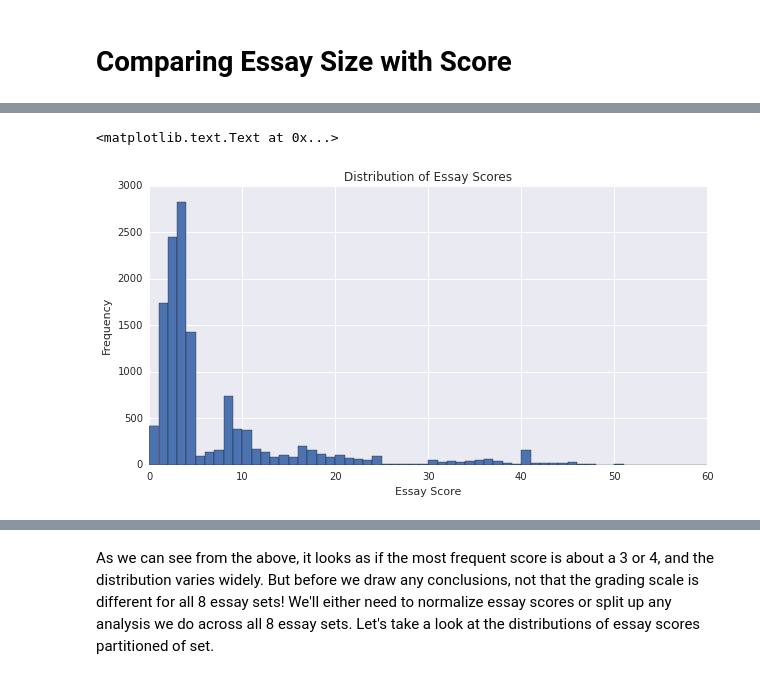
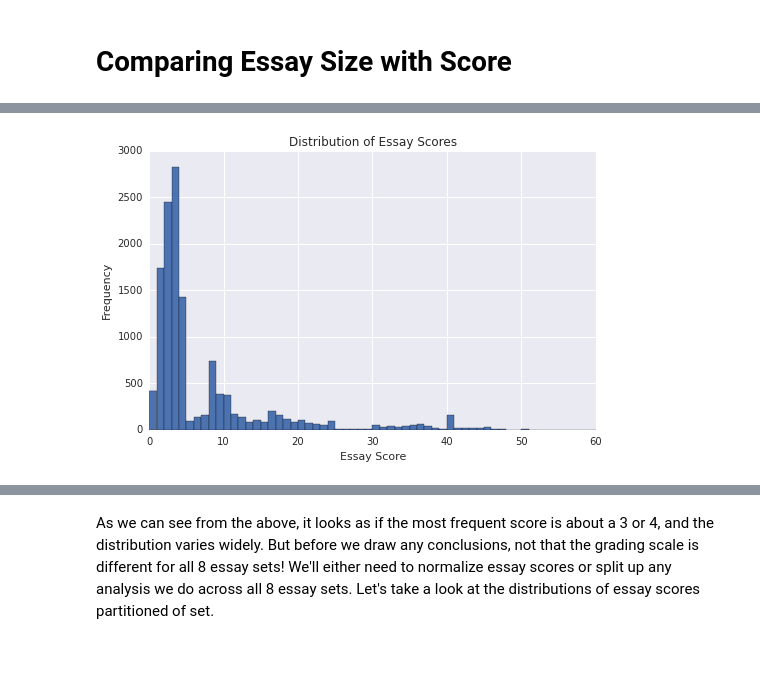
Before and after one commit to noahyonack/AutomaticEssayGrading, a Jupyter notebook: turban_yonack_cs109a_milestone3.ipynb, the cells around one changed output, grey strips where cells are left out. Cells and saved outputs as stored; diff of their text form; code cells hidden in the pictures.

```diff
--- a/turban_yonack_cs109a_milestone3.ipynb
+++ b/turban_yonack_cs109a_milestone3.ipynb
@@ -48,11 +64,11 @@ lengths_of_essays = np.array([sum(vector) for vector in essay_vector])
 # %%
 # Let's take a look at the distribution of essay scoress
 # for all essay sets
-plt.figure(figsize=(10, 5))
+plt.figure(figsize=(8, 5))
 plt.hist(domain1_scores, bins=60)
 plt.title("Distribution of Essay Scores")
 plt.xlabel("Essay Score")
 plt.ylabel("Frequency")
+plt.savefig("graphs/essay_score_hist.png")
 # %% [output]
-<matplotlib.text.Text at 0x...>
-[figure, old version]
+[figure, new version]
```
Also changed, not shown: parts of 6 cells of this notebook, 5 other files.
